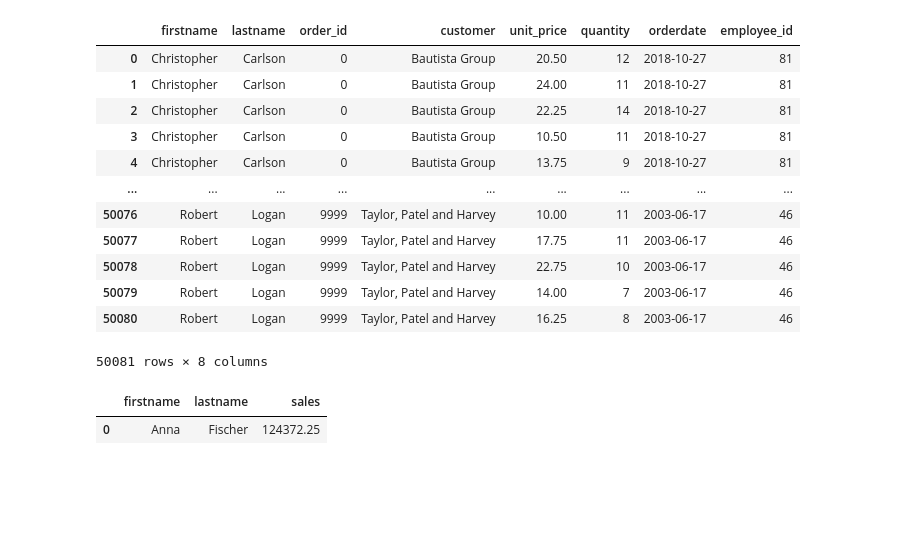
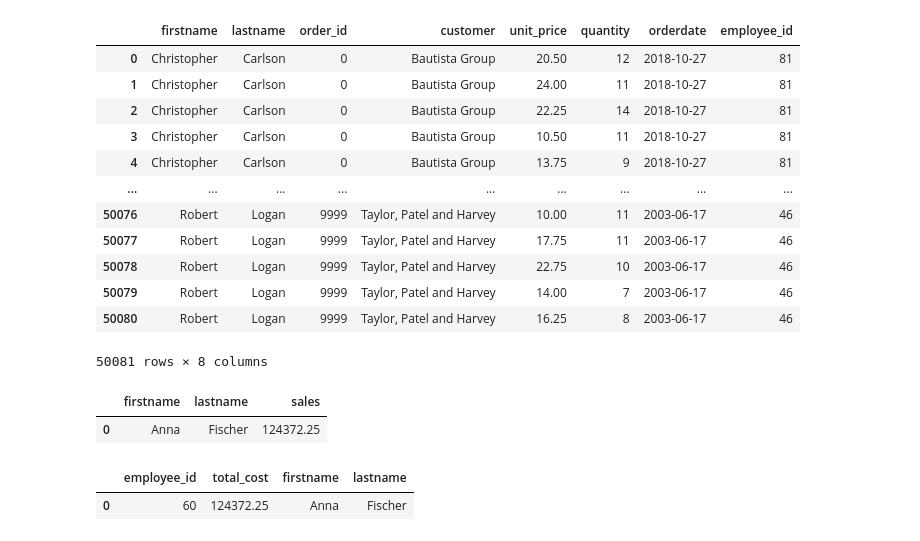
Before and after one commit to julioh-k/Python-SQL, a Jupyter notebook: SQL-part3.ipynb, the cells around one changed output. Drawn from its saved outputs; the diff is of its cells as text; code cells hidden in the pictures; blank space fills up the shorter version.

```diff
--- a/SQL-part3.ipynb
+++ b/SQL-part3.ipynb
@@ -258,6 +258,17 @@ pd.read_sql(sql,conn)
 | 0 | Anna | Fischer | 124372.25 |
 # %%
 # 72) Solve the previous problem by joining `employees` onto the `trans_by_employee` view you made earlier.
+
+sql= ''' SELECT t. *, firstname, lastname
+        FROM trans_by_employee AS t
+        INNER JOIN employees AS e
+        ON t.employee_id=e.ID
+        ORDER BY t.total_cost DESC
+        LIMIT 1;'''
+pd.read_sql(sql,conn)
+# %% [output]
+|  | employee_id | total_cost | firstname | lastname |
+| 0 | 60 | 124372.25 | Anna | Fischer |
 # %%
 # 73) Solve the previous problem by joining `employees` onto a CTE.
 # %%
```
